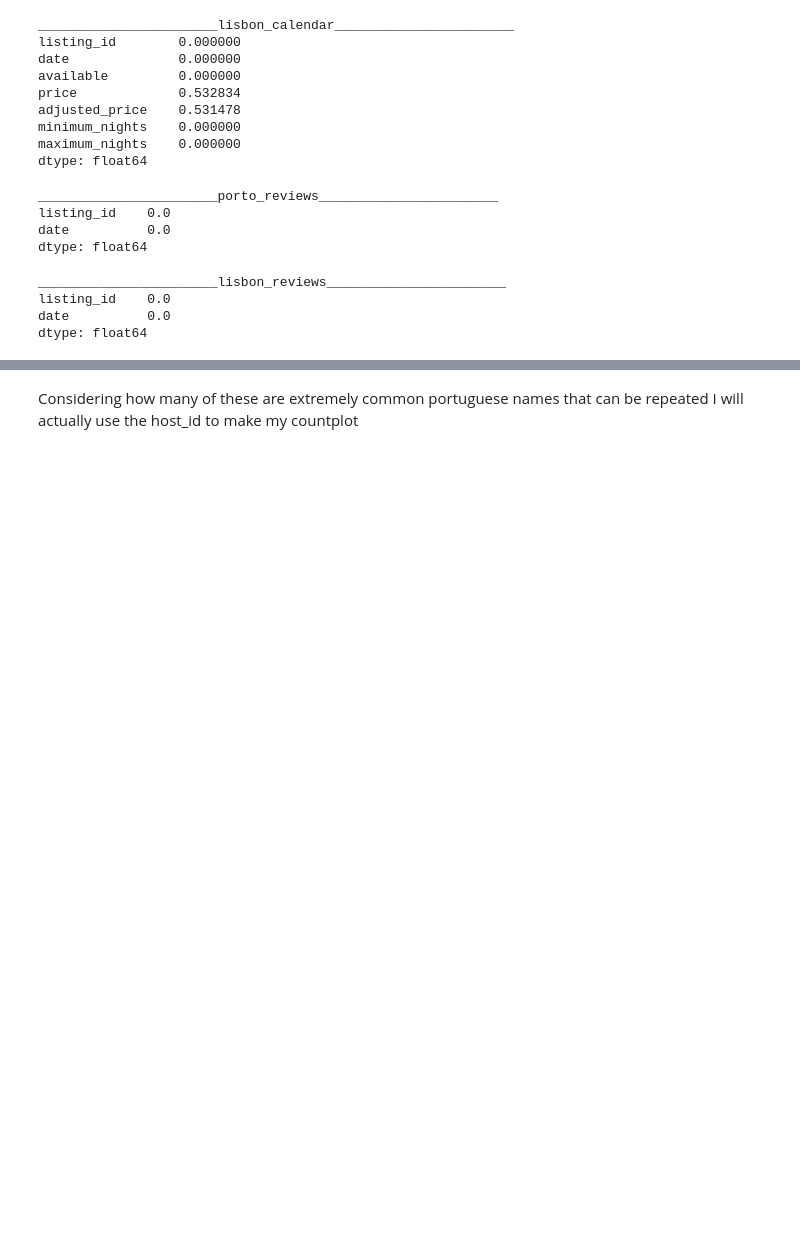
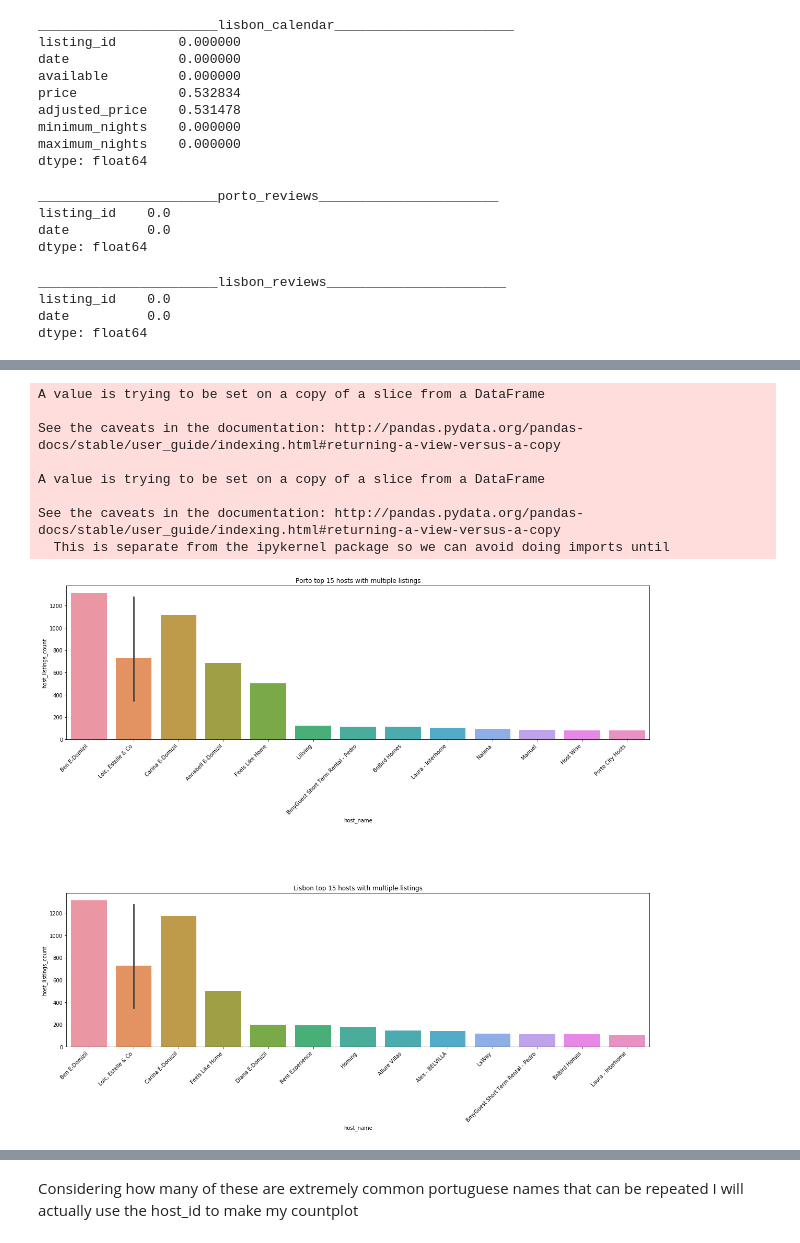
Before and after one commit to sousablde/Airbnb-A-tale-of-2-cities, a Jupyter notebook: Airbnb - a tale of 2 cities.ipynb, the cells around one changed output, grey strips where cells are left out. Saved outputs shown, nothing was run; the diff lists cells and outputs as text; code cells hidden in the pictures; blank space fills up the shorter version.

```diff
--- a/Airbnb - a tale of 2 cities.ipynb
+++ b/Airbnb - a tale of 2 cities.ipynb
@@ -372,0 +654,29 @@ dtype: float64
+# %%
+#sorting based on listing counts
+porto_top_list_counts_dedup.sort_values(by = 'host_listings_count', ascending = False, axis = 0, inplace = True)
+lisbon_top_list_counts_dedup.sort_values(by = 'host_listings_count', ascending = False, axis = 0, inplace = True)
+
+fig = plt.figure(figsize = (20,14))
+ax1 = fig.add_subplot(211)
+ax2 = fig.add_subplot(212)
+
+ax1 = sns.barplot(x = 'host_name', y = 'host_listings_count', data = porto_top_list_counts_dedup, ax = ax1)
+ax1.set_title('Porto top 15 hosts with multiple listings')
+ax1.set_xticklabels(ax1.get_xticklabels(), rotation = 45, horizontalalignment='right')
+
+
+ax2 = sns.barplot(x = 'host_name', y = 'host_listings_count', data = lisbon_top_list_counts_dedup, ax = ax2)
+ax2.set_title('Lisbon top 15 hosts with multiple listings')
+ax2.set_xticklabels(ax2.get_xticklabels(), rotation = 45, horizontalalignment='right')
+
+fig.subplots_adjust(top = 1, wspace = 1, hspace = 1)
+# %% [output]
+A value is trying to be set on a copy of a slice from a DataFrame
+
+See the caveats in the documentation: http://pandas.pydata.org/pandas-docs/stable/user_guide/indexing.html#returning-a-view-versus-a-copy
+
+A value is trying to be set on a copy of a slice from a DataFrame
+
+See the caveats in the documentation: http://pandas.pydata.org/pandas-docs/stable/user_guide/indexing.html#returning-a-view-versus-a-copy
+  This is separate from the ipykernel package so we can avoid doing imports until
+[figure, added]
```
Also changed, not shown: parts of 50 cells of this notebook.
